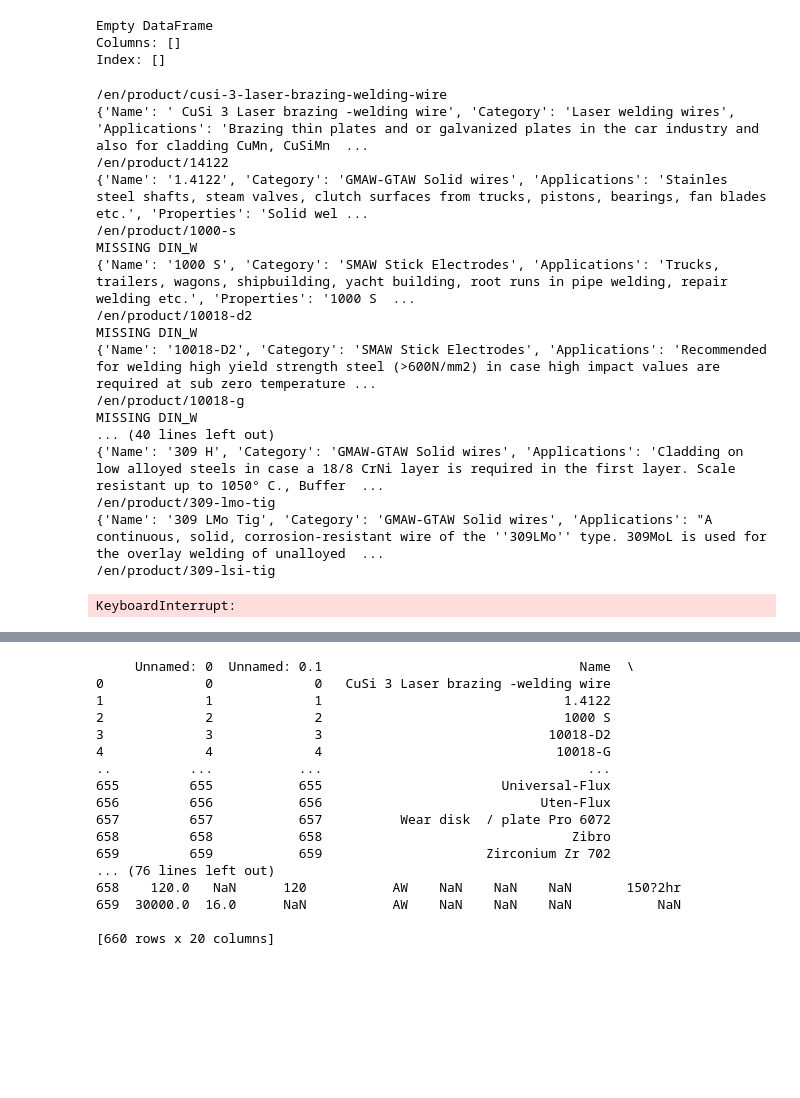
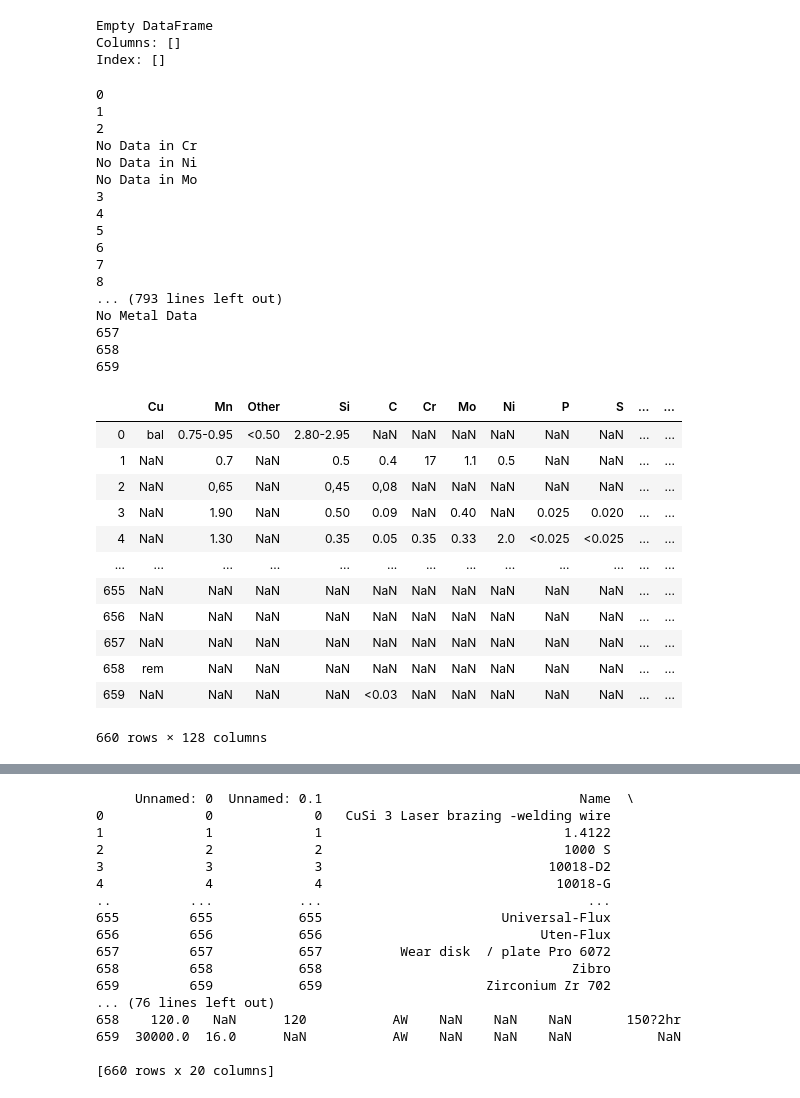
Before and after one commit to PrasannS/WeldingAnalysis, a Jupyter notebook: webscraper.ipynb, the cells around one changed output, grey strips where cells are left out. Cells and saved outputs as stored; diff of their text form; code cells hidden in the pictures; blank space fills up the shorter version.

Commit message:
Metal Data Finalized

```diff
--- a/webscraper.ipynb
+++ b/webscraper.ipynb
@@ -92,29 +64,43 @@ def get_data(link):
     return a;
 # %%
+newdata = pd.DataFrame()
+f =0
 for i in arr:
-    t=[]
-    print(i)
+    print(f)
+    f=f+1
+    t = []
     t = get_data('http://www.ceweld.nl'+i)
-    print(t)
-    data = data.append(t, ignore_index=True)
+    newdata = newdata.append(t, ignore_index=True)
 
-print(data)
+newdata
 # %% [output]
-/en/product/cusi-3-laser-brazing-welding-wire
-{'Name': ' CuSi 3 Laser brazing -welding wire', 'Category': 'Laser welding wires', 'Applications': 'Brazing thin plates and or galvanized plates in the car industry and also for cladding CuMn, CuSiMn  ...
-/en/product/14122
-{'Name': '1.4122', 'Category': 'GMAW-GTAW Solid wires', 'Applications': 'Stainles steel shafts, steam valves, clutch surfaces from trucks, pistons, bearings, fan blades etc.', 'Properties': 'Solid wel ...
-/en/product/1000-s
-MISSING DIN_W
-{'Name': '1000 S', 'Category': 'SMAW Stick Electrodes', 'Applications': 'Trucks, trailers, wagons, shipbuilding, yacht building, root runs in pipe welding, repair welding etc.', 'Properties': '1000 S  ...
-/en/product/10018-d2
-MISSING DIN_W
-{'Name': '10018-D2', 'Category': 'SMAW Stick Electrodes', 'Applications': 'Recommended for welding high yield strength steel (>600N/mm2) in case high impact values are required at sub zero temperature ...
-/en/product/10018-g
-MISSING DIN_W
-... (40 lines left out)
-{'Name': '309 H', 'Category': 'GMAW-GTAW Solid wires', 'Applications': 'Cladding on low alloyed steels in case a 18/8 CrNi layer is required in the first layer. Scale resistant up to 1050° C., Buffer  ...
-/en/product/309-lmo-tig
-{'Name': '309 LMo Tig', 'Category': 'GMAW-GTAW Solid wires', 'Applications': "A continuous, solid, corrosion-resistant wire of the ''309LMo'' type. 309MoL is used for the overlay welding of unalloyed  ...
-/en/product/309-lsi-tig
+0
+1
+2
+No Data in Cr
+No Data in Ni
+No Data in Mo
+3
+4
+5
+6
+7
+8
+... (793 lines left out)
+No Metal Data
+657
+658
+659
+|  | Cu | Mn | Other | Si | C | Cr | Mo | Ni | P | S | ... | ... |
+| 0 | bal | 0.75-0.95 | <0.50 | 2.80-2.95 | NaN | NaN | NaN | NaN | NaN | NaN | ... | ... |
+| 1 | NaN | 0.7 | NaN | 0.5 | 0.4 | 17 | 1.1 | 0.5 | NaN | NaN | ... | ... |
+| 2 | NaN | 0,65 | NaN | 0,45 | 0,08 | NaN | NaN | NaN | NaN | NaN | ... | ... |
+| 3 | NaN | 1.90 | NaN | 0.50 | 0.09 | NaN | 0.40 | NaN | 0.025 | 0.020 | ... | ... |
+| 4 | NaN | 1.30 | NaN | 0.35 | 0.05 | 0.35 | 0.33 | 2.0 | <0.025 | <0.025 | ... | ... |
+| ... | ... | ... | ... | ... | ... | ... | ... | ... | ... | ... | ... | ... |
+| 655 | NaN | NaN | NaN | NaN | NaN | NaN | NaN | NaN | NaN | NaN | ... | ... |
+| 656 | NaN | NaN | NaN | NaN | NaN | NaN | NaN | NaN | NaN | NaN | ... | ... |
+| 657 | NaN | NaN | NaN | NaN | NaN | NaN | NaN | NaN | NaN | NaN | ... | ... |
+| 658 | rem | NaN | NaN | NaN | NaN | NaN | NaN | NaN | NaN | NaN | ... | ... |
+| 659 | NaN | NaN | NaN | NaN | <0.03 | NaN | NaN | NaN | NaN | NaN | ... | ... |
-KeyboardInterrupt:
+660 rows × 128 columns
```
Also changed, not shown: parts of 13 cells of this notebook, 2 other files.
